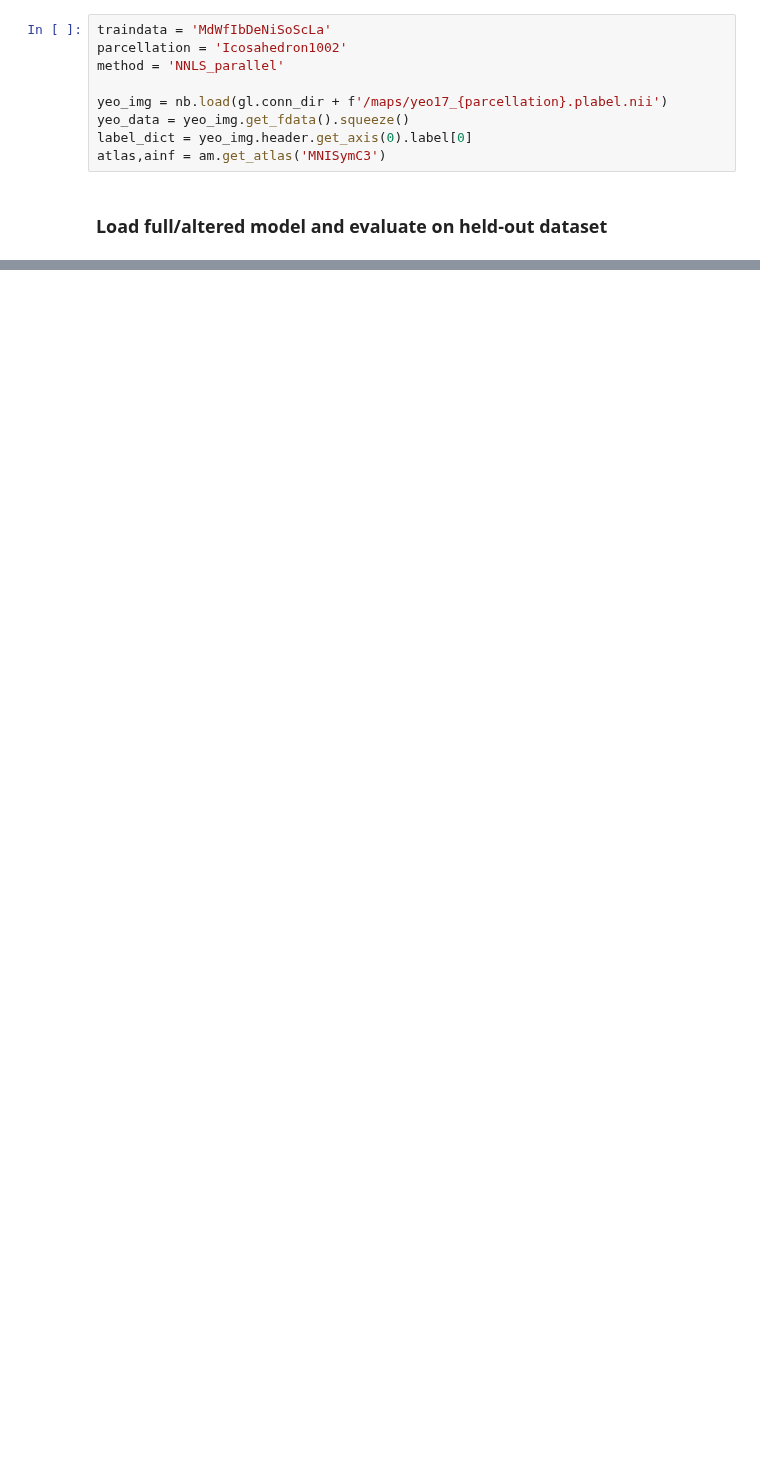
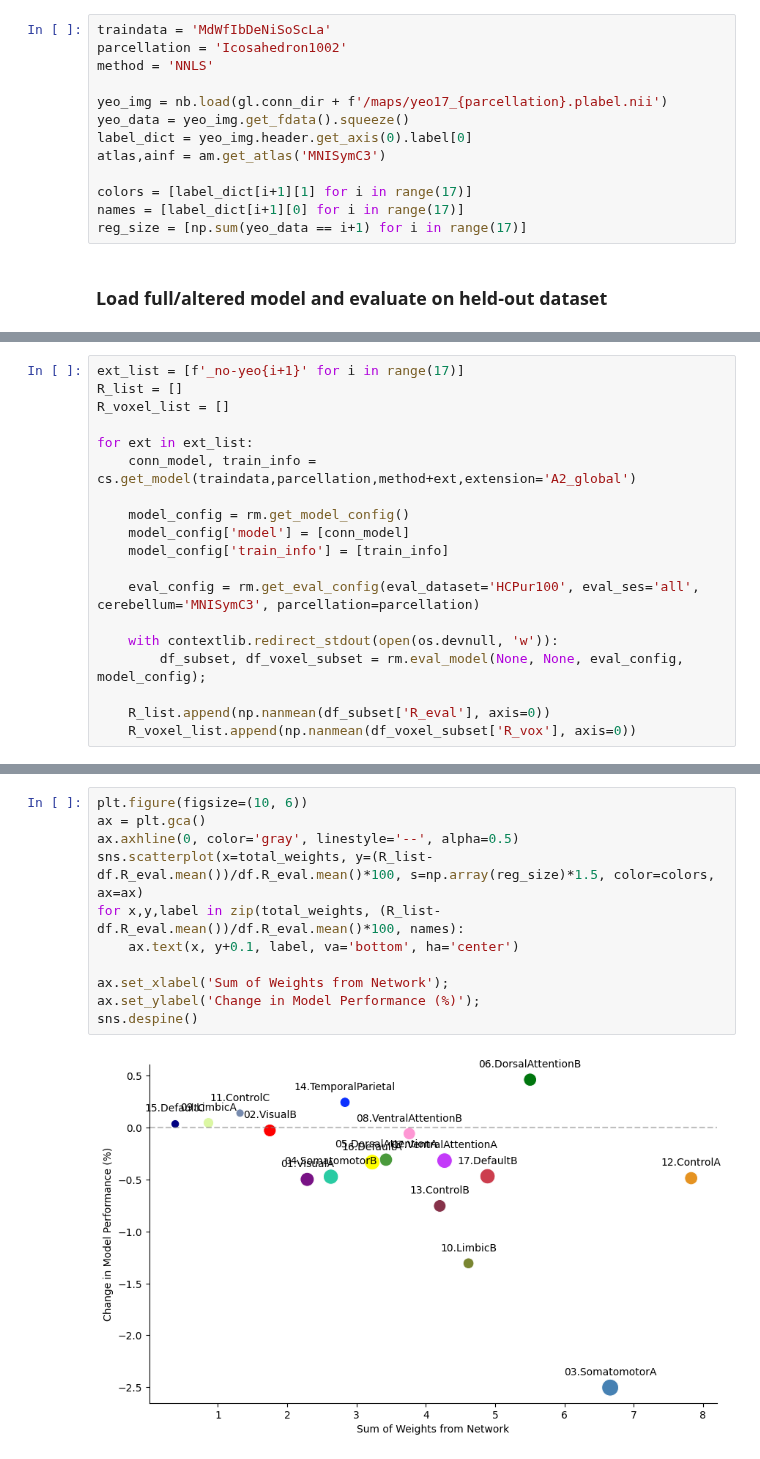
Before and after one commit to DiedrichsenLab/cortico_cereb_connectivity, a Jupyter notebook: notebooks/7. Orbito_frontal/exclude_from_train.ipynb, the cells around one changed output, grey strips where cells are left out. Saved outputs shown, nothing was run; the diff lists cells and outputs as text; blank space fills up the shorter version.

```diff
--- a/notebooks/7. Orbito_frontal/exclude_from_train.ipynb
+++ b/notebooks/7. Orbito_frontal/exclude_from_train.ipynb
@@ -21,12 +21,16 @@ import os
 # %%
 traindata = 'MdWfIbDeNiSoScLa'
 parcellation = 'Icosahedron1002'
-method = 'NNLS_parallel'
+method = 'NNLS'
 
 yeo_img = nb.load(gl.conn_dir + f'/maps/yeo17_{parcellation}.plabel.nii')
 yeo_data = yeo_img.get_fdata().squeeze()
 label_dict = yeo_img.header.get_axis(0).label[0]
 atlas,ainf = am.get_atlas('MNISymC3')
+
+colors = [label_dict[i+1][1] for i in range(17)]
+names = [label_dict[i+1][0] for i in range(17)]
+reg_size = [np.sum(yeo_data == i+1) for i in range(17)]
 # %% [markdown]
 ### Load full/altered model and evaluate on held-out dataset
 # %%
@@ -46,0 +48,19 @@ for name, ext in zip(['full', 'no-yeo10'], ["", "_no-yeo10"]):
+# %%
+ext_list = [f'_no-yeo{i+1}' for i in range(17)]
+R_list = []
+R_voxel_list = []
+
+for ext in ext_list:
+    conn_model, train_info = cs.get_model(traindata,parcellation,method+ext,extension='A2_global')
+
+    model_config = rm.get_model_config()
+    model_config['model'] = [conn_model]
+    model_config['train_info'] = [train_info]
+
+    eval_config = rm.get_eval_config(eval_dataset='HCPur100', eval_ses='all', cerebellum='MNISymC3', parcellation=parcellation)
+
+    with contextlib.redirect_stdout(open(os.devnull, 'w')):
+        df_subset, df_voxel_subset = rm.eval_model(None, None, eval_config, model_config);
+
+    R_list.append(np.nanmean(df_subset['R_eval'], axis=0))
+    R_voxel_list.append(np.nanmean(df_voxel_subset['R_vox'], axis=0))
@@ -46,0 +69,13 @@ for name, ext in zip(['full', 'no-yeo10'], ["", "_no-yeo10"]):
+# %%
+plt.figure(figsize=(10, 6))
+ax = plt.gca()
+ax.axhline(0, color='gray', linestyle='--', alpha=0.5)
+sns.scatterplot(x=total_weights, y=(R_list-df.R_eval.mean())/df.R_eval.mean()*100, s=np.array(reg_size)*1.5, color=colors, ax=ax)
+for x,y,label in zip(total_weights, (R_list-df.R_eval.mean())/df.R_eval.mean()*100, names):
+    ax.text(x, y+0.1, label, va='bottom', ha='center')
+
+ax.set_xlabel('Sum of Weights from Network');
+ax.set_ylabel('Change in Model Performance (%)');
+sns.despine()
+# %% [output]
+[figure, added]
```
Also changed, not shown: parts of 6 cells of this notebook, 1 other file.
